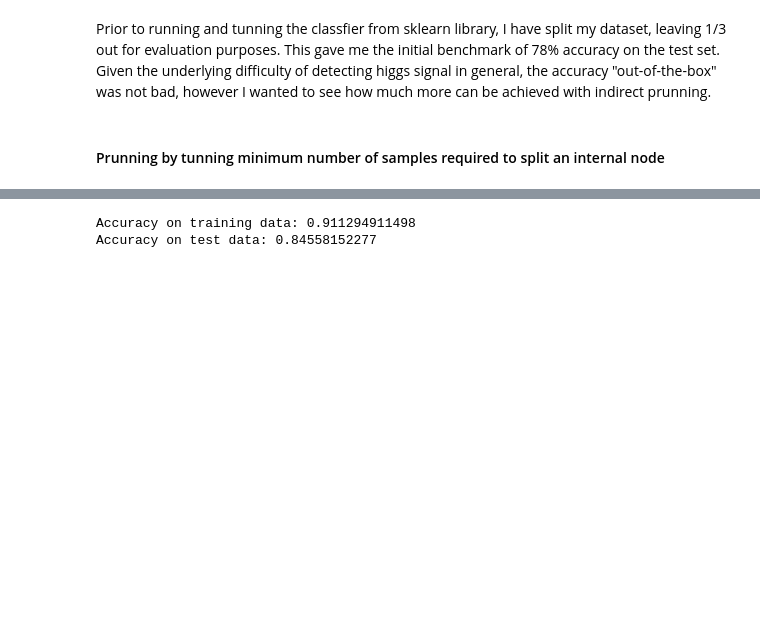
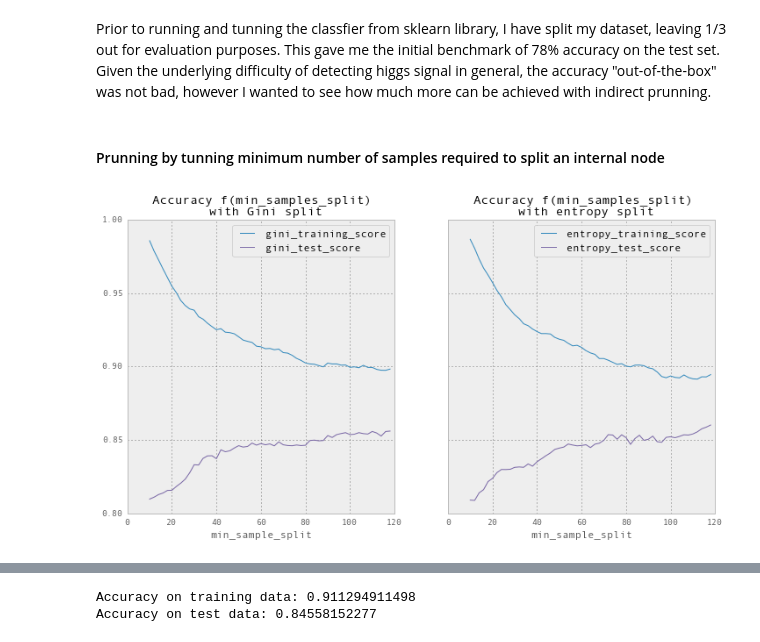
Before and after one commit to sshegheva/bag-of-algorithms, a Jupyter notebook: analysis/notebooks/Supervised Classification.ipynb, the cells around one changed output, grey strips where cells are left out. Saved outputs shown, nothing was run; the diff lists cells and outputs as text; code cells hidden in the pictures; blank space fills up the shorter version.

```diff
--- a/analysis/notebooks/Supervised Classification.ipynb
+++ b/analysis/notebooks/Supervised Classification.ipynb
@@ -82 +79,5 @@ dt.plot_accuracy_function(df)
+# %%
+dt.plot_accuracy_function(df, smoothing_factor=5)
+# %% [output]
+[figure, added]
 # %% [markdown]
```
Also changed, not shown: parts of 6 cells of this notebook, 1 other file.
